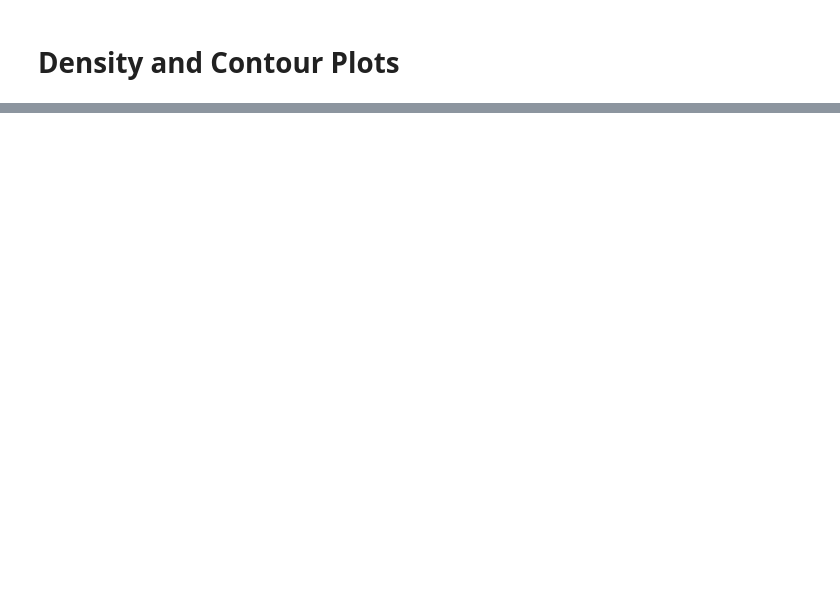
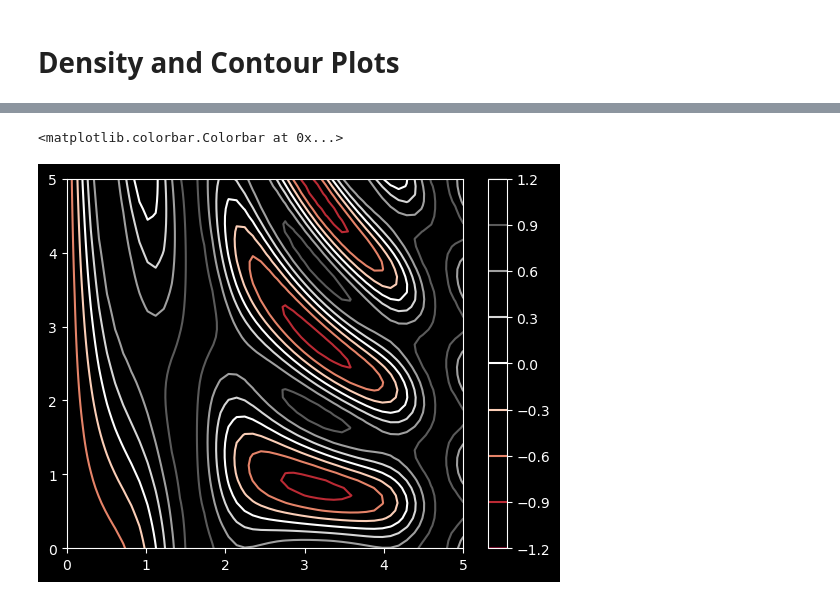
Before and after one commit to Venux09/Data_science_handbook_study, a Jupyter notebook: Matplotlib-data_science_handbook/density_detour.ipynb, the cells around one changed output, grey strips where cells are left out. Saved outputs shown, nothing was run; the diff lists cells and outputs as text; code cells hidden in the pictures; blank space fills up the shorter version.

```diff
--- a/Matplotlib-data_science_handbook/density_detour.ipynb
+++ b/Matplotlib-data_science_handbook/density_detour.ipynb
@@ -27,0 +33,7 @@ plt.contour(X,Y,Z,colors = 'yellow')
+# %%
+#plotting it with the color bar as well
+plt.contour(X,Y,Z , cmap = 'RdGy')
+plt.colorbar()
+# %% [output]
+<matplotlib.colorbar.Colorbar at 0x...>
+[figure, added]
```
Also changed, not shown: parts of 3 cells of this notebook, 1 other file.
